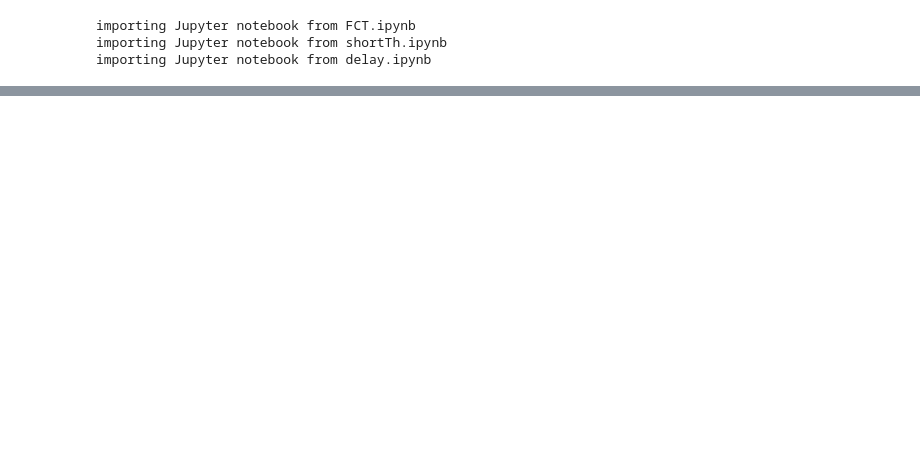
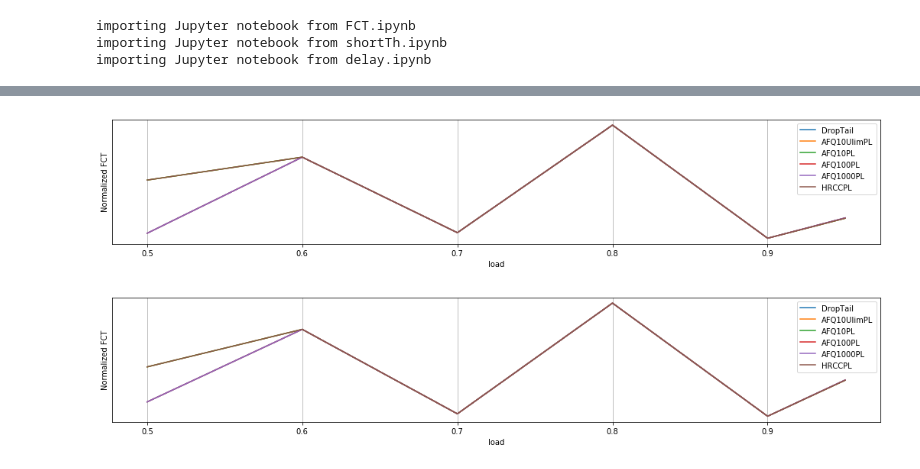
Before and after one commit to FruitBrother/Gearbox, a Jupyter notebook: analysis/FCT_analysis.ipynb, the cells around one changed output, grey strips where cells are left out. Drawn from its saved outputs; the diff is of its cells as text; code cells hidden in the pictures; blank space fills up the shorter version.

```diff
--- a/analysis/FCT_analysis.ipynb
+++ b/analysis/FCT_analysis.ipynb
@@ -88,0 +37,6 @@ FCT_analysis.plotting_mean_FCT()
+# %%
+FCT_analysis_normalize.plotting_mean_FCT()
+FCT_analysis_original.plotting_mean_FCT()
+# %% [output]
+[figure, added]
+[figure, added]
```
Also changed, not shown: parts of 13 cells of this notebook, 8 other files.
